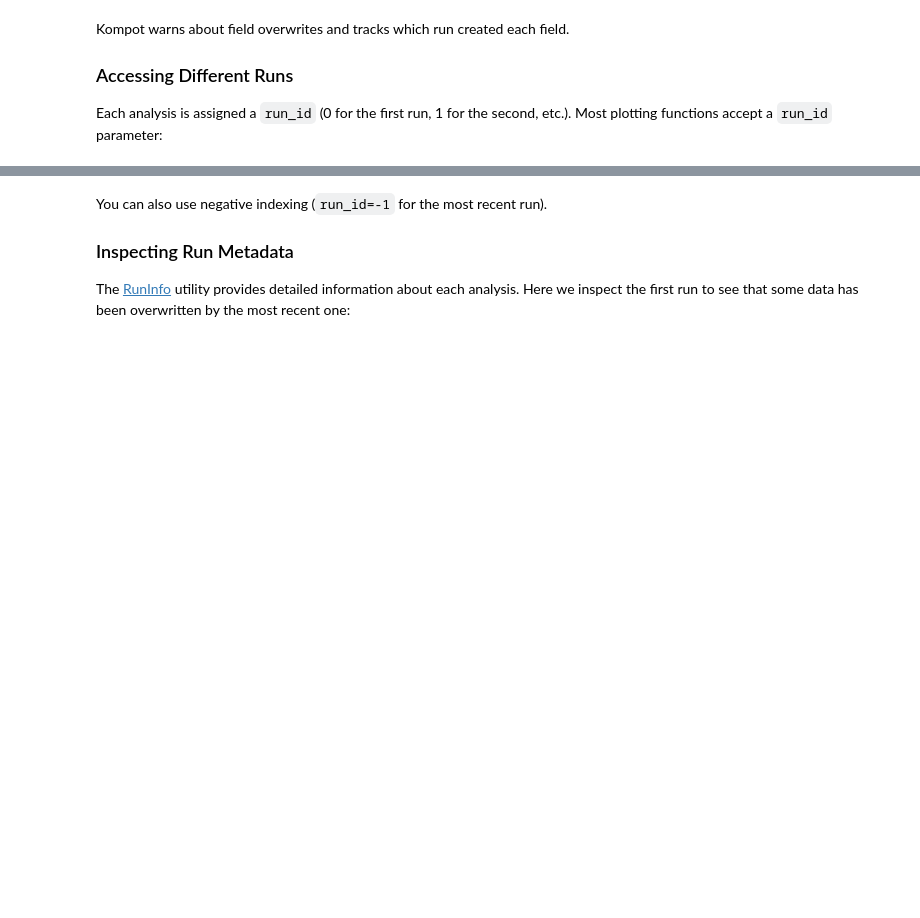
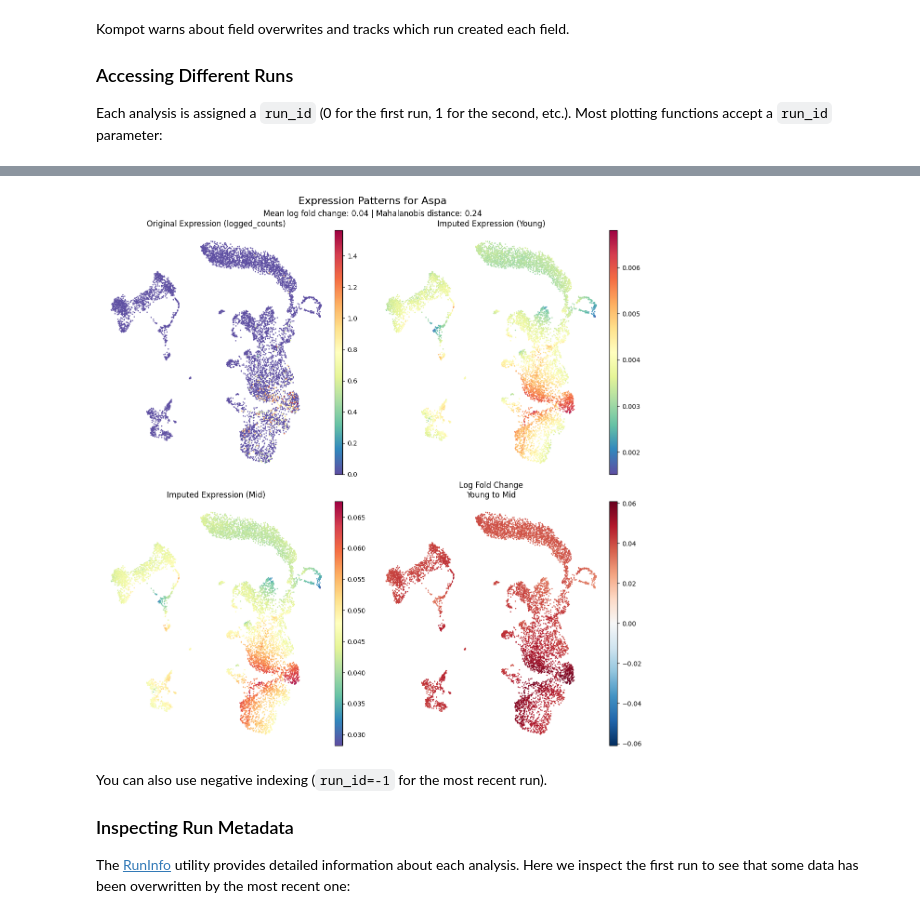
Before and after one commit to settylab/kompot, a Jupyter notebook: examples/02_differential_expression_detailed.ipynb, the cells around one changed output, grey strips where cells are left out. Cells and saved outputs as stored; diff of their text form; code cells hidden in the pictures; blank space fills up the shorter version.

```diff
--- a/examples/02_differential_expression_detailed.ipynb
+++ b/examples/02_differential_expression_detailed.ipynb
@@ -390,0 +380,5 @@ kompot.plot.volcano_de(adata, run_id=1, title="Young vs Mid")
+# %%
+kompot.plot.plot_gene_expression(
+    adata, gene="Aspa", frameon=False
+)
+# %% [output]
@@ -391,3 +395,4 @@ kompot.plot.volcano_de(adata, run_id=1, title="Young vs Mid")
+[figure, added]
 # %% [markdown]
 You can also use negative indexing (`run_id=-1` for the most recent run).
 
```
Also changed, not shown: parts of 26 cells of this notebook, 13 other files.
